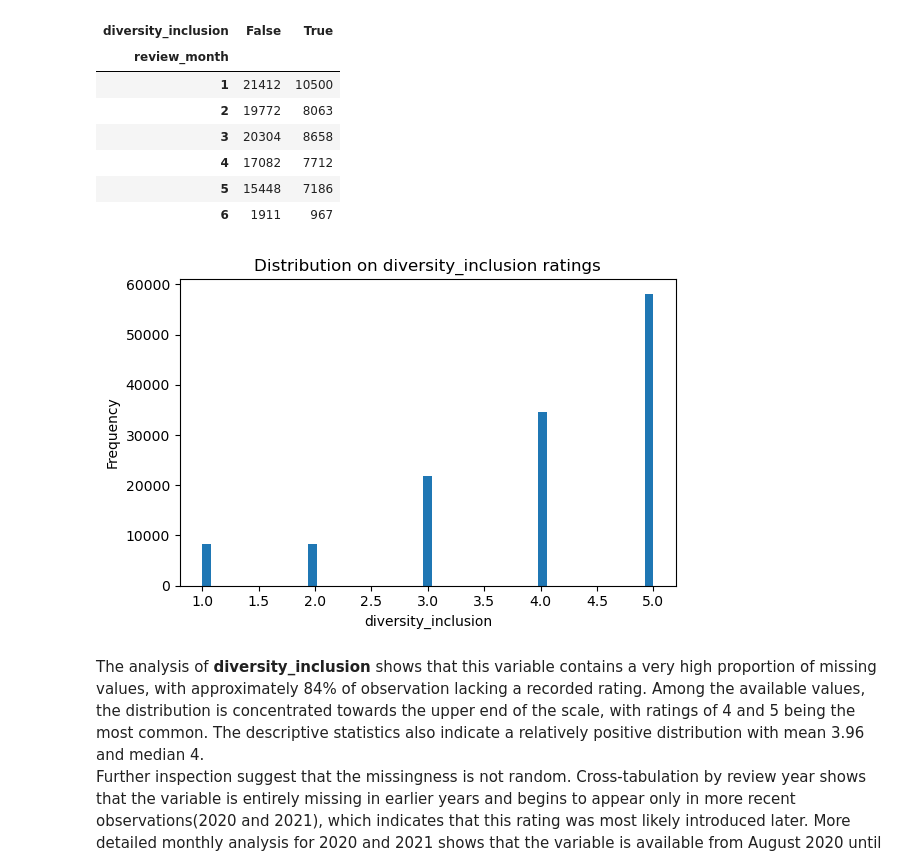
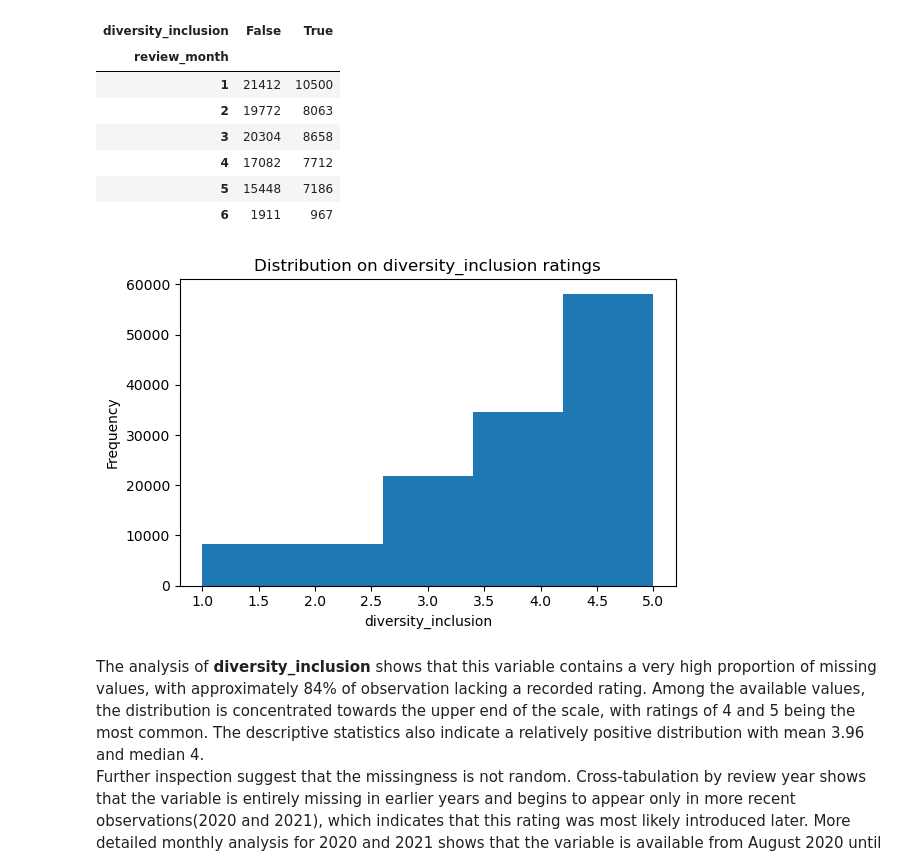
Before and after one commit to YoanaHadzhidimitrova/employee_review_analysis, a Jupyter notebook: employee_review_analysis.ipynb, the cells around one changed output. Saved outputs shown, nothing was run; the diff lists cells and outputs as text; code cells hidden in the pictures.

```diff
--- a/employee_review_analysis.ipynb
+++ b/employee_review_analysis.ipynb
@@ -454,13 +456,13 @@ pd.crosstab(diversity_2021['review_month'], diversity_2021['diversity_inclusion'
 | 6 | 1911 | 967 |
 # %%
 plt.figure(figsize = (6,4))
-glassdoor_reviews['diversity_inclusion'].dropna().plot(kind = 'hist', bins = 'fd')
+glassdoor_reviews['diversity_inclusion'].dropna().plot(kind = 'hist', bins = 5)
 plt.title('Distribution on diversity_inclusion ratings')
 plt.xlabel('diversity_inclusion')
 plt.tight_layout()
 plt.show()
 # %% [output]
-[figure, old version]
+[figure, new version]
 # %% [markdown]
 The analysis of **diversity_inclusion** shows that this variable contains a very high proportion of missing values, with approximately 84% of observation lacking a recorded rating. Among the available values, the distribution is concentrated towards the upper end of the scale, with ratings of 4 and 5 being the most common. The descriptive statistics also indicate a relatively positive distribution with mean 3.96 and median 4.\
 Further inspection suggest that the missingness is not random. Cross-tabulation by review year shows that the variable is entirely missing in earlier years and begins to appear only in more recent observations(2020 and 2021), which indicates that this rating was most likely introduced later. More detailed monthly analysis for 2020 and 2021 shows that the variable is available from August 2020 until June 2021. In August 2020 we have only 4 observations, after that non-missing values begin to increase noticeably in September and become much more common from October onward. By contrast, missingness does not differ substantially between current and former employees.\
```
Also changed, not shown: parts of 16 cells of this notebook.
